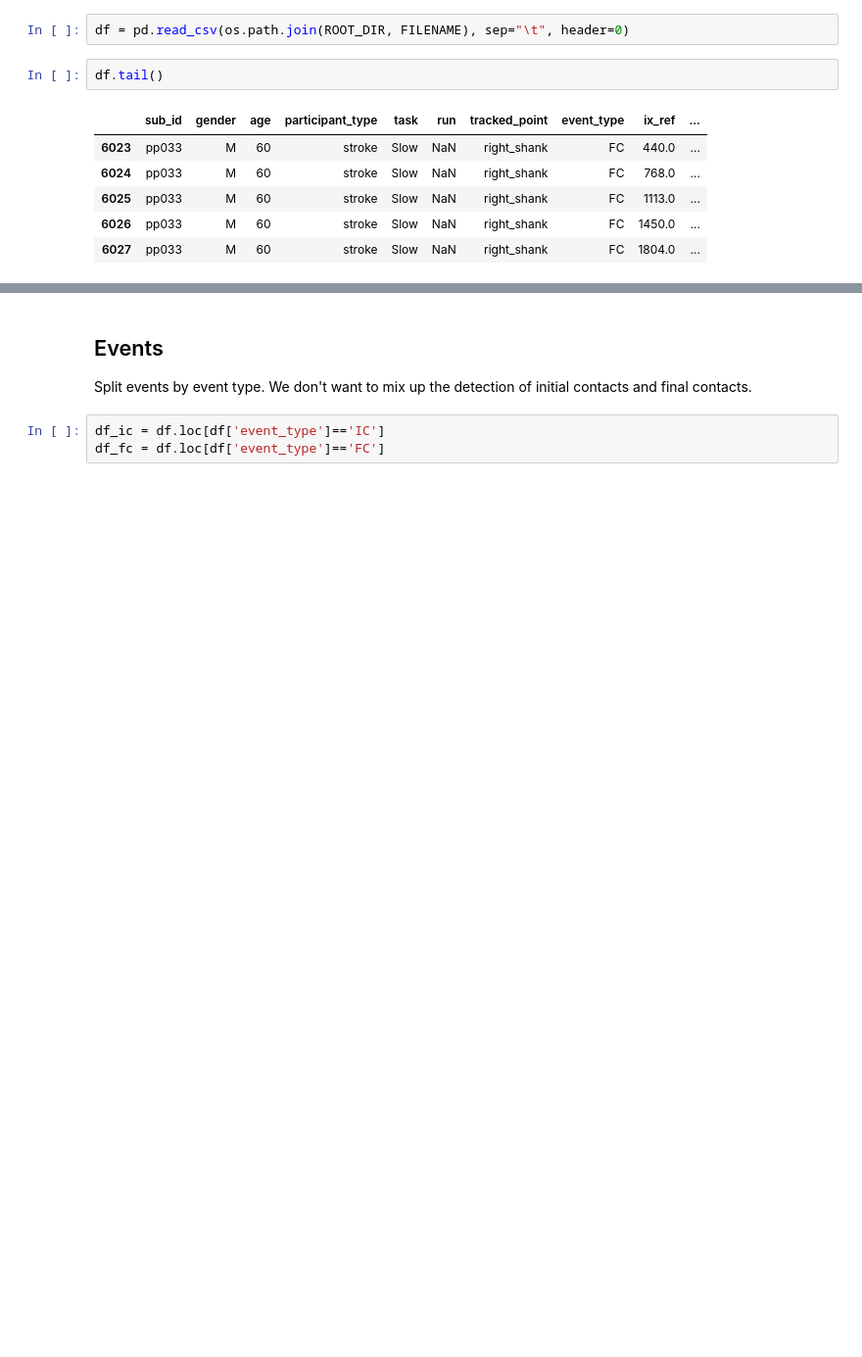
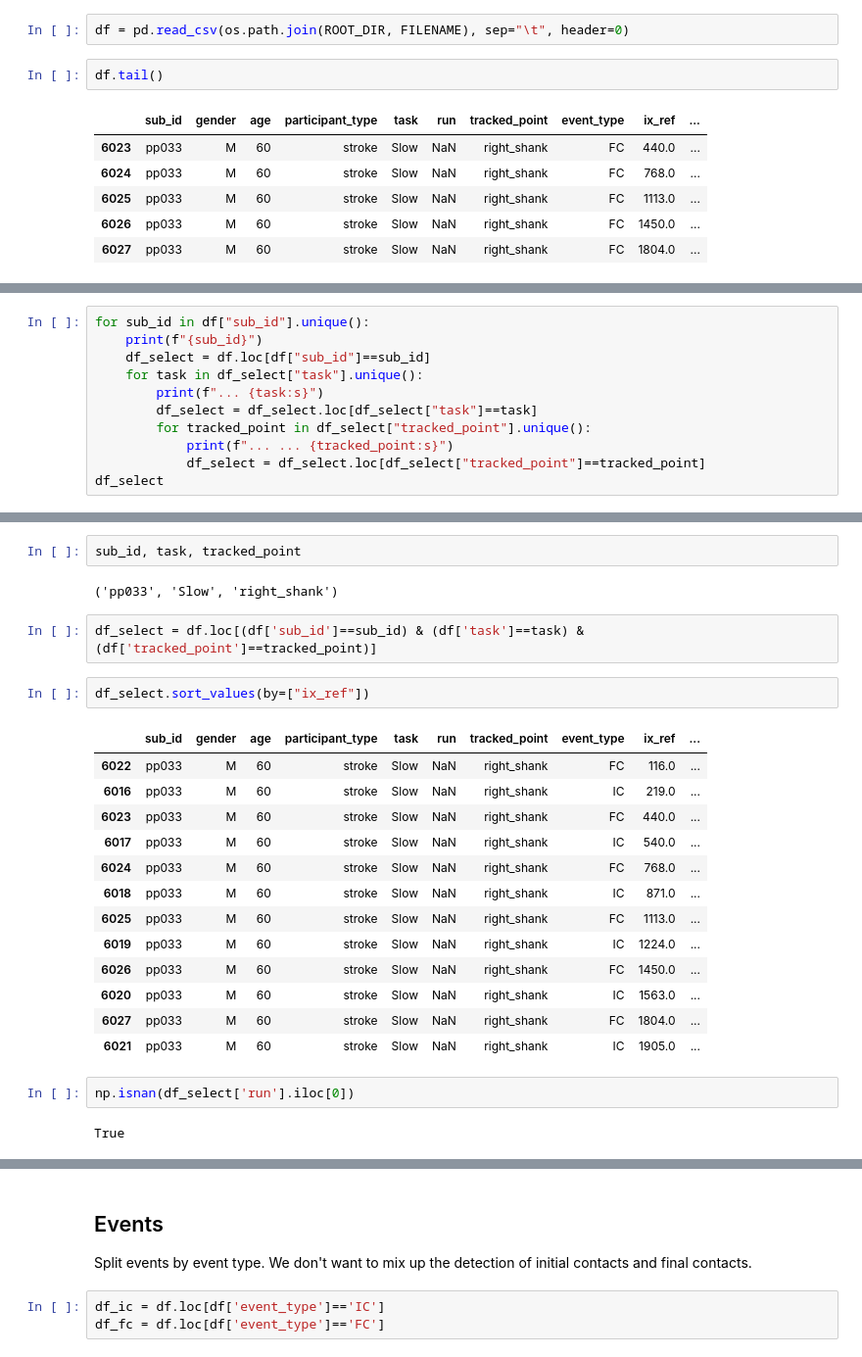
Before and after one commit to rmndrs89/my-gait-events-tcn, a Jupyter notebook: results.ipynb, the cells around one changed output, grey strips where cells are left out. Shown: that part at 98% size. Saved outputs shown, nothing was run; the diff lists cells and outputs as text; blank space fills up the shorter version.

```diff
--- a/results.ipynb
+++ b/results.ipynb
@@ -20,0 +23,11 @@ df.tail()
+# %%
+for sub_id in df["sub_id"].unique():
+    print(f"{sub_id}")
+    df_select = df.loc[df["sub_id"]==sub_id]
+    for task in df_select["task"].unique():
+        print(f"... {task:s}")
+        df_select = df_select.loc[df_select["task"]==task]
+        for tracked_point in df_select["tracked_point"].unique():
+            print(f"... ... {tracked_point:s}")
+            df_select = df_select.loc[df_select["tracked_point"]==tracked_point]
+df_select
@@ -20,0 +53,26 @@ df.tail()
+# %%
+sub_id, task, tracked_point
+# %% [output]
+('pp033', 'Slow', 'right_shank')
+# %%
+df_select = df.loc[(df['sub_id']==sub_id) & (df['task']==task) & (df['tracked_point']==tracked_point)]
+# %%
+df_select.sort_values(by=["ix_ref"])
+# %% [output]
+|  | sub_id | gender | age | participant_type | task | run | tracked_point | event_type | ix_ref | ... |
+| 6022 | pp033 | M | 60 | stroke | Slow | NaN | right_shank | FC | 116.0 | ... |
+| 6016 | pp033 | M | 60 | stroke | Slow | NaN | right_shank | IC | 219.0 | ... |
+| 6023 | pp033 | M | 60 | stroke | Slow | NaN | right_shank | FC | 440.0 | ... |
+| 6017 | pp033 | M | 60 | stroke | Slow | NaN | right_shank | IC | 540.0 | ... |
+| 6024 | pp033 | M | 60 | stroke | Slow | NaN | right_shank | FC | 768.0 | ... |
+| 6018 | pp033 | M | 60 | stroke | Slow | NaN | right_shank | IC | 871.0 | ... |
+| 6025 | pp033 | M | 60 | stroke | Slow | NaN | right_shank | FC | 1113.0 | ... |
+| 6019 | pp033 | M | 60 | stroke | Slow | NaN | right_shank | IC | 1224.0 | ... |
+| 6026 | pp033 | M | 60 | stroke | Slow | NaN | right_shank | FC | 1450.0 | ... |
+| 6020 | pp033 | M | 60 | stroke | Slow | NaN | right_shank | IC | 1563.0 | ... |
+| 6027 | pp033 | M | 60 | stroke | Slow | NaN | right_shank | FC | 1804.0 | ... |
+| 6021 | pp033 | M | 60 | stroke | Slow | NaN | right_shank | IC | 1905.0 | ... |
+# %%
+np.isnan(df_select['run'].iloc[0])
+# %% [output]
+True
```
Also changed, not shown: parts of 24 cells of this notebook, 2 other files.
